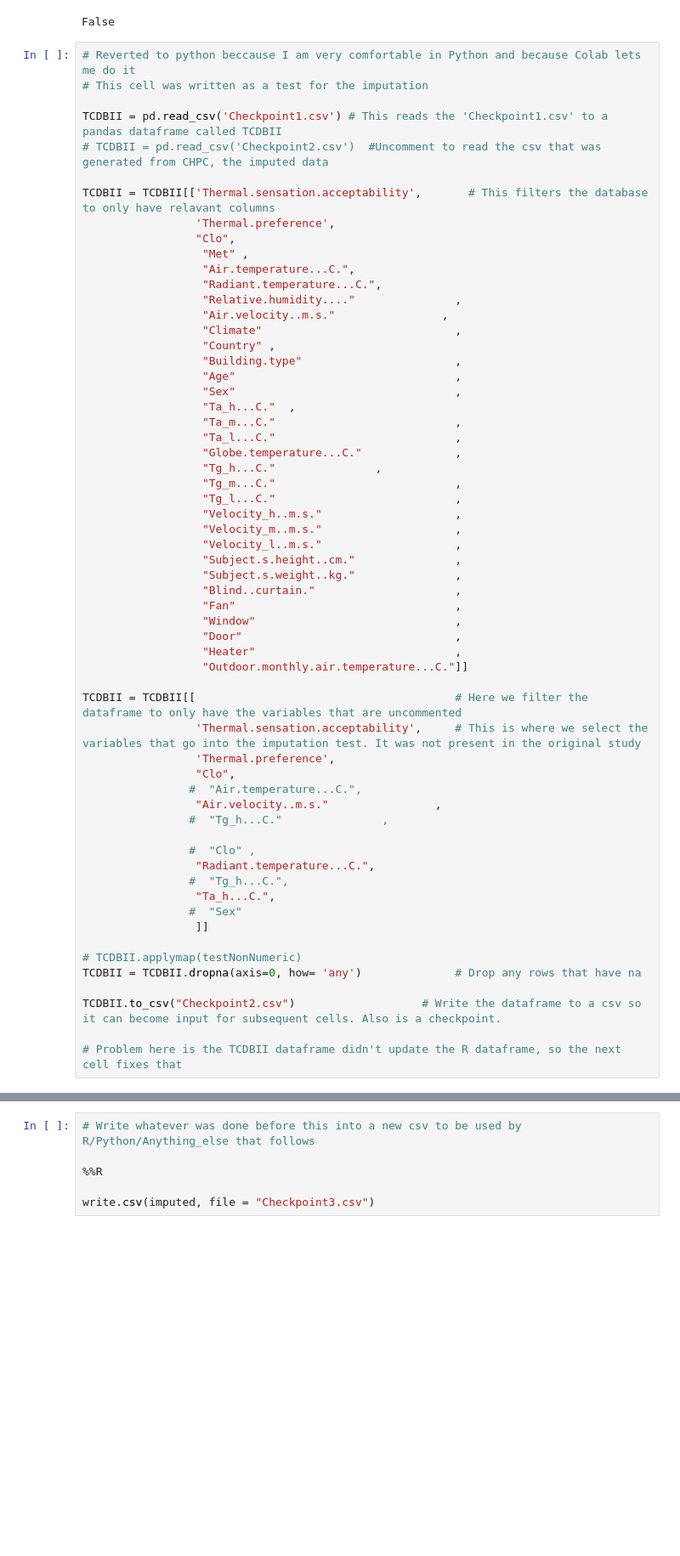
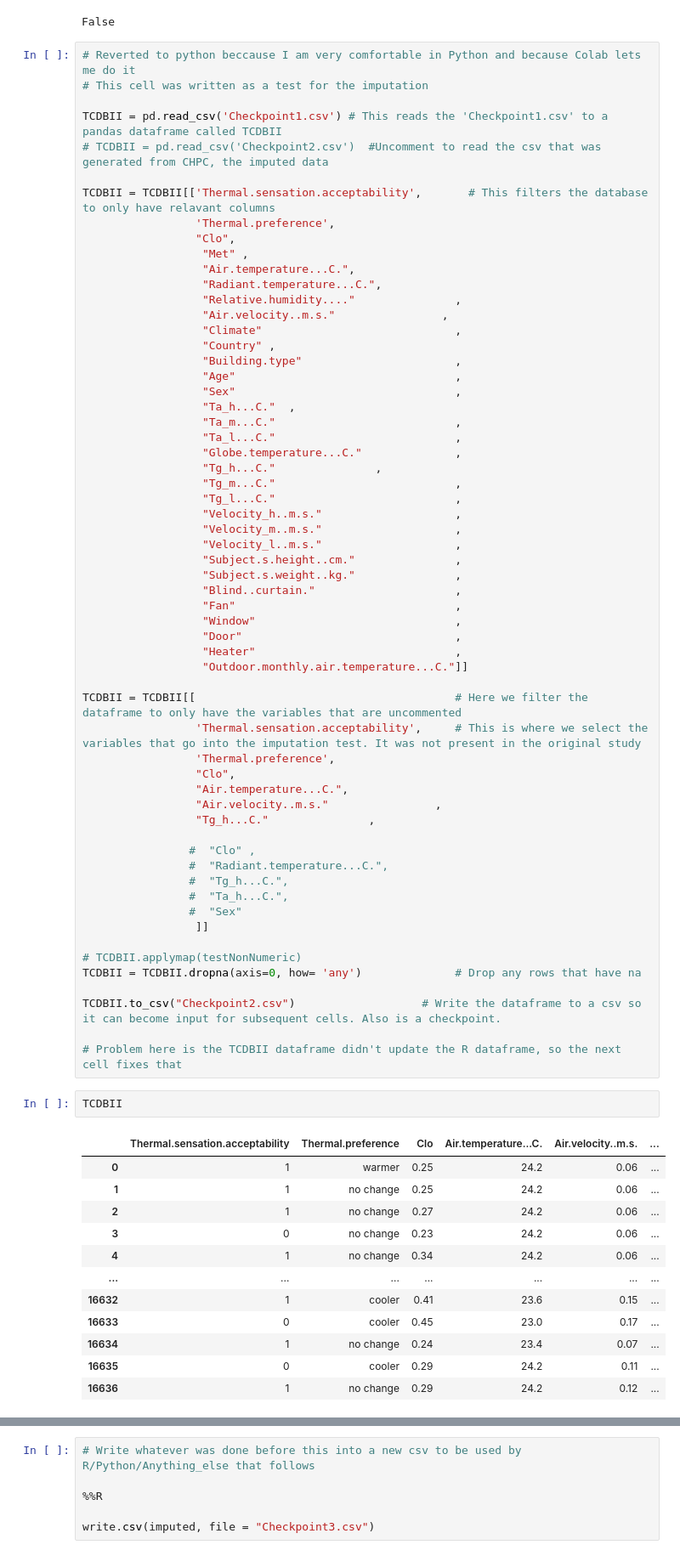
Before and after one commit to jmythms/ThermalComfort, a Jupyter notebook: Test_for_imputation.ipynb, the cells around one changed output, grey strips where cells are left out. Shown: that part at 85% size. Saved outputs shown, nothing was run; the diff lists cells and outputs as text; blank space fills up the shorter version.

```diff
--- a/Test_for_imputation.ipynb
+++ b/Test_for_imputation.ipynb
@@ -224,14 +224,14 @@ TCDBII = TCDBII[[                                       # Here we filter the dat
                  'Thermal.sensation.acceptability',     # This is where we select the variables that go into the imputation test. It was not present in the original study
                  'Thermal.preference',
                  "Clo",
-                #  "Air.temperature...C.",
+                 "Air.temperature...C.",
                  "Air.velocity..m.s."                ,
-                #  "Tg_h...C."               ,
+                 "Tg_h...C."               ,
 
                 #  "Clo" ,
-                 "Radiant.temperature...C.",
+                #  "Radiant.temperature...C.",
                 #  "Tg_h...C.",
-                 "Ta_h...C.",
+                #  "Ta_h...C.",
                 #  "Sex"
                  ]]
 
@@ -241,3 +241,18 @@ TCDBII = TCDBII.dropna(axis=0, how= 'any')              # Drop any rows that hav
 TCDBII.to_csv("Checkpoint2.csv")                   # Write the dataframe to a csv so it can become input for subsequent cells. Also is a checkpoint.
 
 # Problem here is the TCDBII dataframe didn't update the R dataframe, so the next cell fixes that
+# %%
+TCDBII
+# %% [output]
+|  | Thermal.sensation.acceptability | Thermal.preference | Clo | Air.temperature...C. | Air.velocity..m.s. | ... |
+| 0 | 1 | warmer | 0.25 | 24.2 | 0.06 | ... |
+| 1 | 1 | no change | 0.25 | 24.2 | 0.06 | ... |
+| 2 | 1 | no change | 0.27 | 24.2 | 0.06 | ... |
+| 3 | 0 | no change | 0.23 | 24.2 | 0.06 | ... |
+| 4 | 1 | no change | 0.34 | 24.2 | 0.06 | ... |
+| ... | ... | ... | ... | ... | ... | ... |
+| 16632 | 1 | cooler | 0.41 | 23.6 | 0.15 | ... |
+| 16633 | 0 | cooler | 0.45 | 23.0 | 0.17 | ... |
+| 16634 | 1 | no change | 0.24 | 23.4 | 0.07 | ... |
+| 16635 | 0 | cooler | 0.29 | 24.2 | 0.11 | ... |
+| 16636 | 1 | no change | 0.29 | 24.2 | 0.12 | ... |
```
Also changed, not shown: parts of 21 cells of this notebook.
